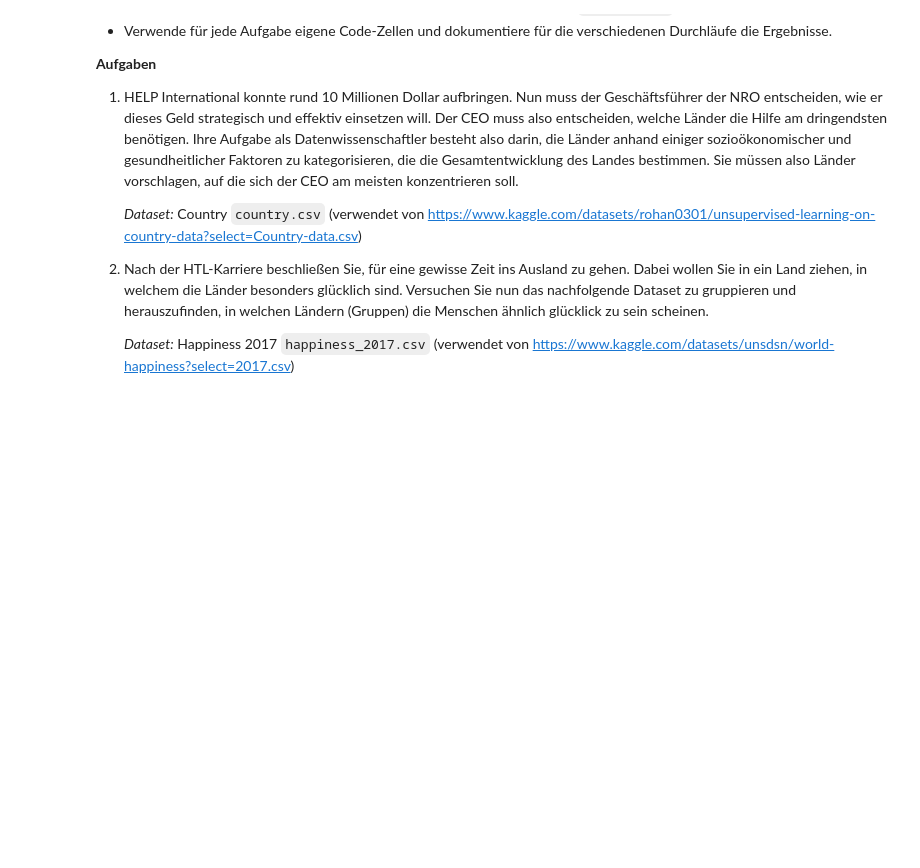
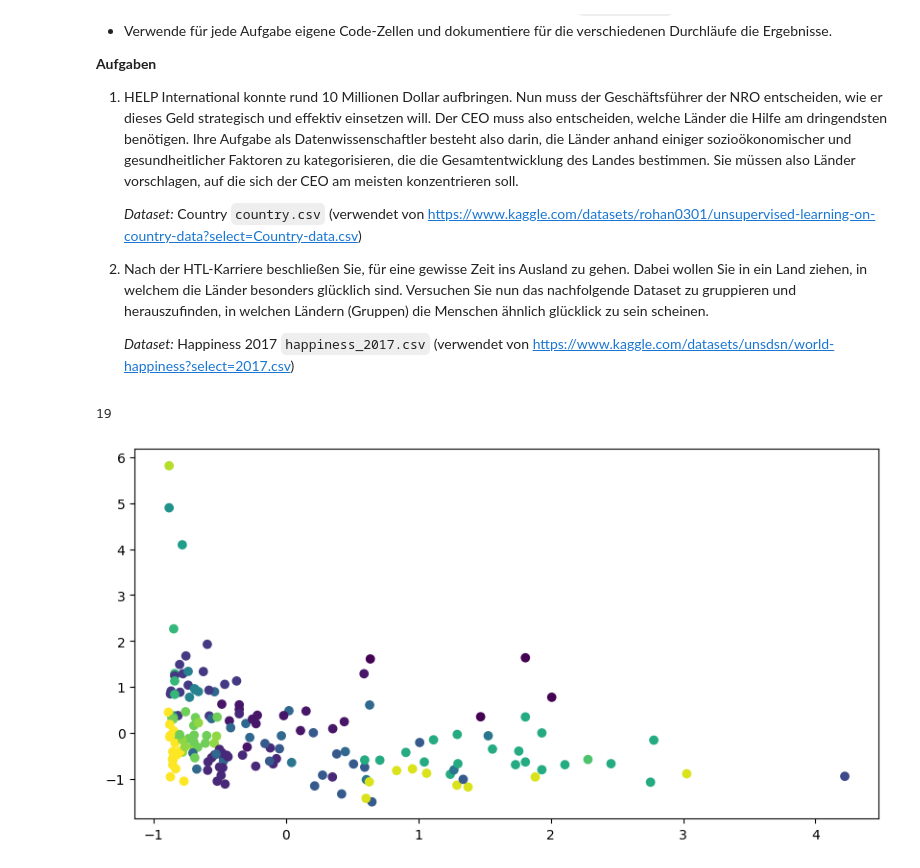
Before and after one commit to KainTim/DSAI, a Jupyter notebook: 05_ML/code/unsupervised_1_kmeans_affinity_propagation.ipynb, the cells around one changed output. Saved outputs shown, nothing was run; the diff lists cells and outputs as text; code cells hidden in the pictures; blank space fills up the shorter version.

Commit message:
added execercises for affinity

```diff
--- a/05_ML/code/unsupervised_1_kmeans_affinity_propagation.ipynb
+++ b/05_ML/code/unsupervised_1_kmeans_affinity_propagation.ipynb
@@ -392,3 +392,29 @@ Was sind hier die Unterschiede?
 2) Nach der HTL-Karriere beschließen Sie, für eine gewisse Zeit ins Ausland zu gehen. Dabei wollen Sie in ein Land ziehen, in welchem die Länder besonders glücklich sind. Versuchen Sie nun das nachfolgende Dataset zu gruppieren und herauszufinden, in welchen Ländern (Gruppen) die Menschen ähnlich glücklick zu sein scheinen.
 
     *Dataset:* Happiness 2017 `happiness_2017.csv` (verwendet von https://www.kaggle.com/datasets/unsdsn/world-happiness?select=2017.csv)
+# %%
+import matplotlib.pyplot as plt
+from sklearn.datasets import load_iris, load_wine
+from sklearn.cluster import AffinityPropagation
+from sklearn.preprocessing import StandardScaler
+import pandas as pd
+import numpy as np
+ds = pd.read_csv("../../_data/country.csv") # ggf. etwas anders als unser bisheriges Dataset
+ds = ds.dropna()
+X = ds.select_dtypes(include=[np.number])
+
+X = StandardScaler().fit_transform(X)
+affinity_prop = AffinityPropagation(random_state=42)
+affinity_prop_labels = affinity_prop.fit_predict(X) # fit_predict führt fit und predict zusammen aus
+n_clusters = len(np.unique(affinity_prop_labels))
+print(n_clusters)
+df = pd.DataFrame(X, )
+df['affinity_prop_labels'] = affinity_prop_labels
+
+# Plot mit Affinity-Labels
+plt.figure(figsize=(10, 5))
+plt.scatter(X[:, 0], X[:, 1], c=affinity_prop_labels) # WICHTIG: wir plotten nur die ersten beiden Dimensionen!  -> Nächstes mal lernen wir, wie wir mit Downprojection eine besser Visualisierung erhalten
+plt.show()
+# %% [output]
+19
+[figure, added]
```
Also changed, not shown: parts of 1 cell of this notebook, 3 other files.
